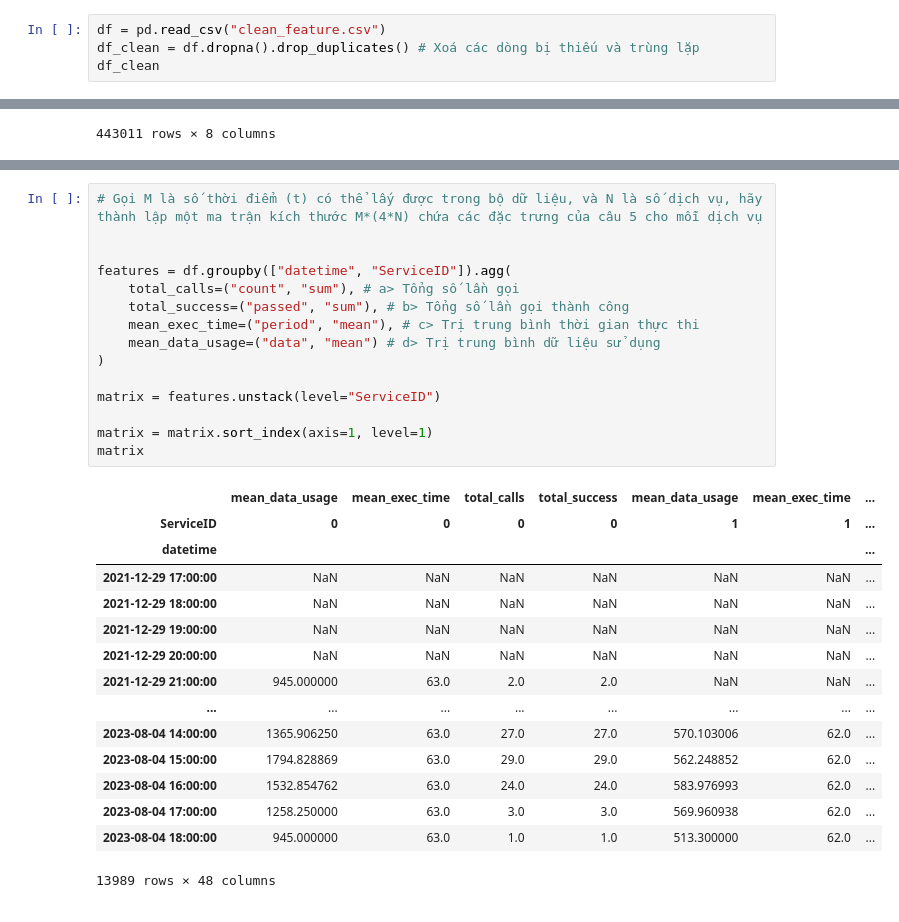
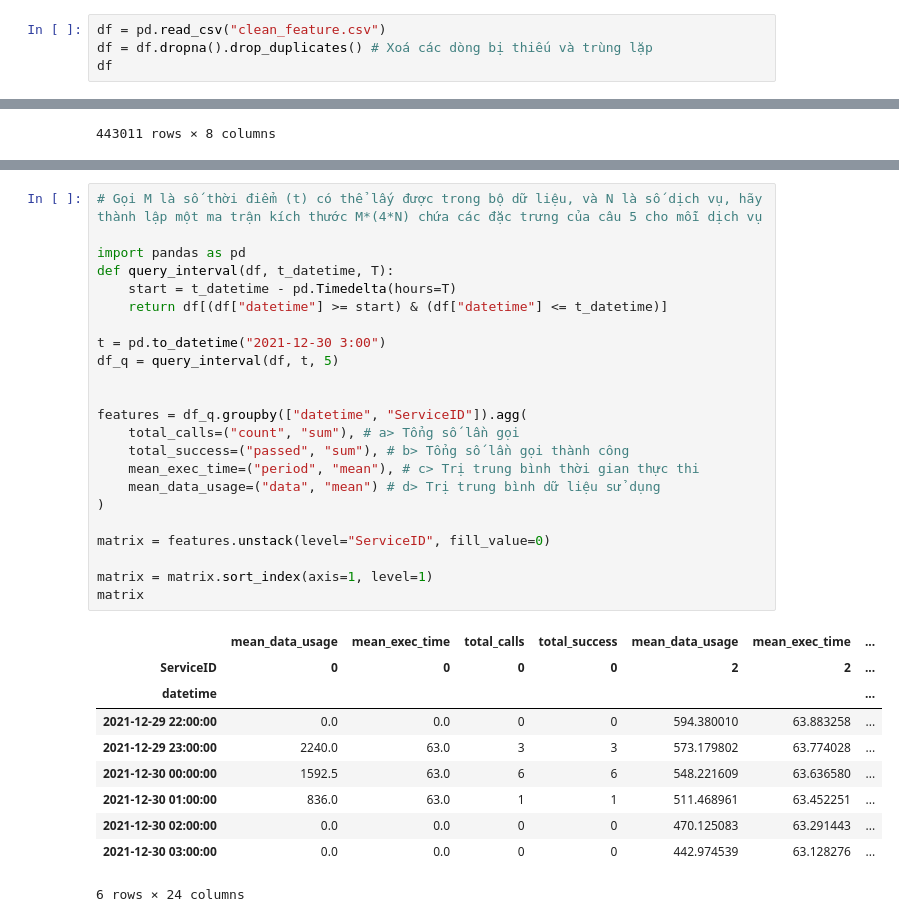
Before and after one commit to giunzz/Data_Science, a Jupyter notebook: Tuan4/HoangNgocDung_BT3.ipynb, the cells around one changed output, grey strips where cells are left out. Saved outputs shown, nothing was run; the diff lists cells and outputs as text.

```diff
--- a/Tuan4/HoangNgocDung_BT3.ipynb
+++ b/Tuan4/HoangNgocDung_BT3.ipynb
@@ -6,8 +6,8 @@ import numpy as np
 import pandas as pd
 # %%
 df = pd.read_csv("clean_feature.csv")
-df_clean = df.dropna().drop_duplicates() # Xoá các dòng bị thiếu và trùng lặp
-df_clean
+df = df.dropna().drop_duplicates() # Xoá các dòng bị thiếu và trùng lặp
+df
 # %% [output]
 |  | Day | DoWeek | hour | count | passed | period | data | ServiceID |
 | 0 | 2021-12-29 | 2 | 17 | 2974 | 2974 | 63.952589 | 612.081036 | 2 |
@@ -126,31 +126,34 @@ agg_df
 # %%
 # Gọi M là số thời điểm (t) có thể lấy được trong bộ dữ liệu, và N là số dịch vụ, hãy thành lập một ma trận kích thước M*(4*N) chứa các đặc trưng của câu 5 cho mỗi dịch vụ
 
+import pandas as pd
+def query_interval(df, t_datetime, T):
+    start = t_datetime - pd.Timedelta(hours=T)
+    return df[(df["datetime"] >= start) & (df["datetime"] <= t_datetime)]
 
-features = df.groupby(["datetime", "ServiceID"]).agg(
+t = pd.to_datetime("2021-12-30 3:00")
+df_q = query_interval(df, t, 5)
+
+
+features = df_q.groupby(["datetime", "ServiceID"]).agg(
     total_calls=("count", "sum"), # a> Tổng số lần gọi
     total_success=("passed", "sum"), # b> Tổng số lần gọi thành công
     mean_exec_time=("period", "mean"), # c> Trị trung bình thời gian thực thi
     mean_data_usage=("data", "mean") # d> Trị trung bình dữ liệu sử dụng
 )
 
-matrix = features.unstack(level="ServiceID")
+matrix = features.unstack(level="ServiceID", fill_value=0)
 
 matrix = matrix.sort_index(axis=1, level=1)
 matrix
 # %% [output]
 |  | mean_data_usage | mean_exec_time | total_calls | total_success | mean_data_usage | mean_exec_time | ... |
-| ServiceID | 0 | 0 | 0 | 0 | 1 | 1 | ... |
+| ServiceID | 0 | 0 | 0 | 0 | 2 | 2 | ... |
 | datetime |  |  |  |  |  |  | ... |
-| 2021-12-29 17:00:00 | NaN | NaN | NaN | NaN | NaN | NaN | ... |
-| 2021-12-29 18:00:00 | NaN | NaN | NaN | NaN | NaN | NaN | ... |
-| 2021-12-29 19:00:00 | NaN | NaN | NaN | NaN | NaN | NaN | ... |
-| 2021-12-29 20:00:00 | NaN | NaN | NaN | NaN | NaN | NaN | ... |
-| 2021-12-29 21:00:00 | 945.000000 | 63.0 | 2.0 | 2.0 | NaN | NaN | ... |
-| ... | ... | ... | ... | ... | ... | ... | ... |
-| 2023-08-04 14:00:00 | 1365.906250 | 63.0 | 27.0 | 27.0 | 570.103006 | 62.0 | ... |
-| 2023-08-04 15:00:00 | 1794.828869 | 63.0 | 29.0 | 29.0 | 562.248852 | 62.0 | ... |
-| 2023-08-04 16:00:00 | 1532.854762 | 63.0 | 24.0 | 24.0 | 583.976993 | 62.0 | ... |
-| 2023-08-04 17:00:00 | 1258.250000 | 63.0 | 3.0 | 3.0 | 569.960938 | 62.0 | ... |
-| 2023-08-04 18:00:00 | 945.000000 | 63.0 | 1.0 | 1.0 | 513.300000 | 62.0 | ... |
+| 2021-12-29 22:00:00 | 0.0 | 0.0 | 0 | 0 | 594.380010 | 63.883258 | ... |
+| 2021-12-29 23:00:00 | 2240.0 | 63.0 | 3 | 3 | 573.179802 | 63.774028 | ... |
+| 2021-12-30 00:00:00 | 1592.5 | 63.0 | 6 | 6 | 548.221609 | 63.636580 | ... |
+| 2021-12-30 01:00:00 | 836.0 | 63.0 | 1 | 1 | 511.468961 | 63.452251 | ... |
+| 2021-12-30 02:00:00 | 0.0 | 0.0 | 0 | 0 | 470.125083 | 63.291443 | ... |
+| 2021-12-30 03:00:00 | 0.0 | 0.0 | 0 | 0 | 442.974539 | 63.128276 | ... |
-13989 rows × 48 columns
+6 rows × 24 columns
```
Also changed, not shown: parts of 10 cells of this notebook, 12 other files.
